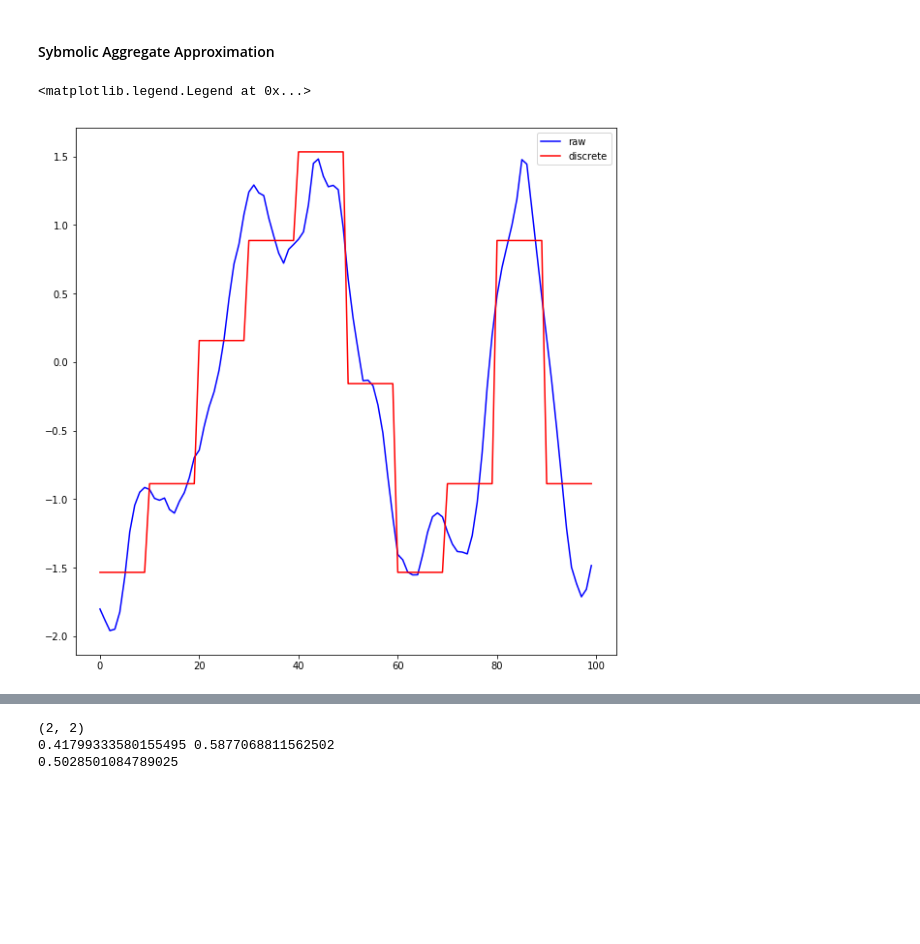
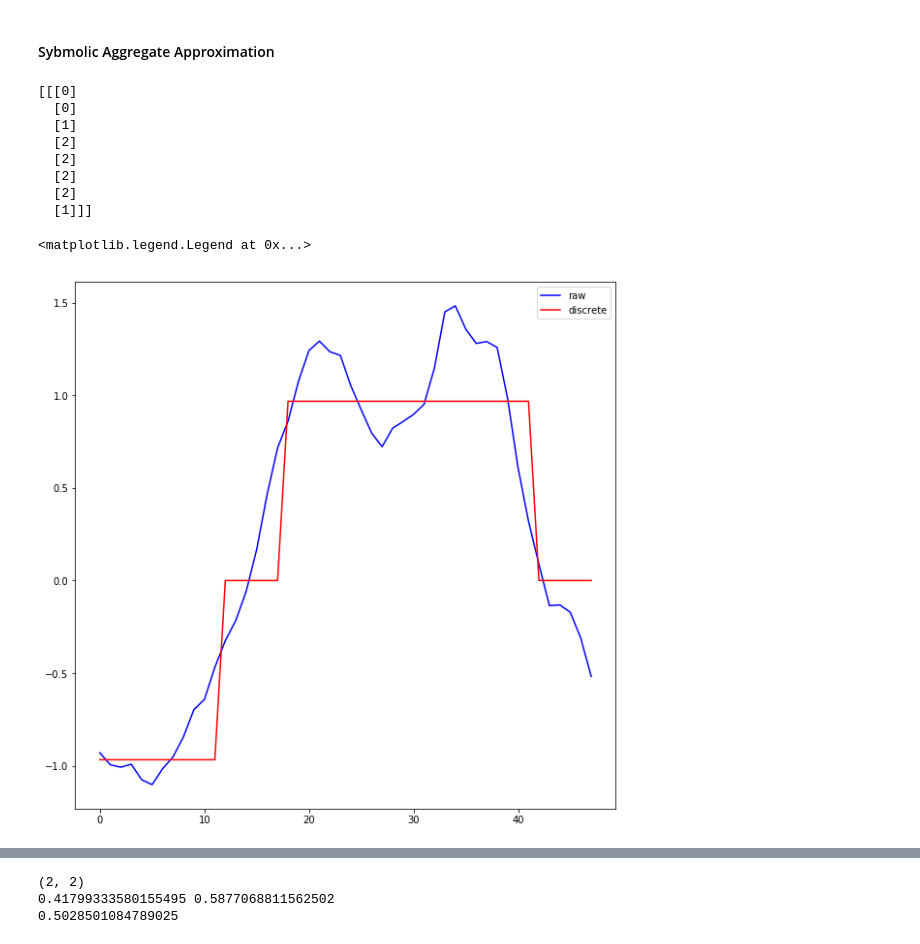
Before and after one commit to giannislelekas/CS4035, a Jupyter notebook: lab2/Discrete Task.ipynb, the cells around one changed output, grey strips where cells are left out. Cells and saved outputs as stored; diff of their text form; code cells hidden in the pictures; blank space fills up the shorter version.

```diff
--- a/lab2/Discrete Task.ipynb
+++ b/lab2/Discrete Task.ipynb
@@ -63,17 +44,31 @@ plt.legend()
 # %%
 from tslearn.piecewise import SymbolicAggregateApproximation
 
-n_sax_symbols = 8
-sax = SymbolicAggregateApproximation(n_segments=n_segments, alphabet_size_avg=n_sax_symbols)
+offset = 10
+window_size = 48
+raw_data = X1_scaled[offset: offset+window_size, 0]
+
+n_sax_symbols = 3
+sax = SymbolicAggregateApproximation(n_segments=8, alphabet_size_avg=n_sax_symbols)
 sax_dataset = sax.fit_transform(raw_data)
 sax_dataset_inv = sax.inverse_transform(sax_dataset)
 
+print(sax_dataset)
+# print(sax_dataset_inv)
 plt.figure(figsize = (10,10))
 plt.plot(raw_data, color = 'b', label = 'raw')
 plt.plot(sax_dataset_inv[0], color = 'r', label = 'discrete')
 plt.legend()
 # %% [output]
-<matplotlib.legend.Legend at 0x...>
+[[[0]
+  [0]
+  [1]
+  [2]
+  [2]
+  [2]
+  [2]
+  [1]]]
+<matplotlib.legend.Legend at 0x...>
-[figure, old version]
+[figure, new version]
 # %%
 # Discretise train and test signal
```
Also changed, not shown: parts of 15 cells of this notebook.
